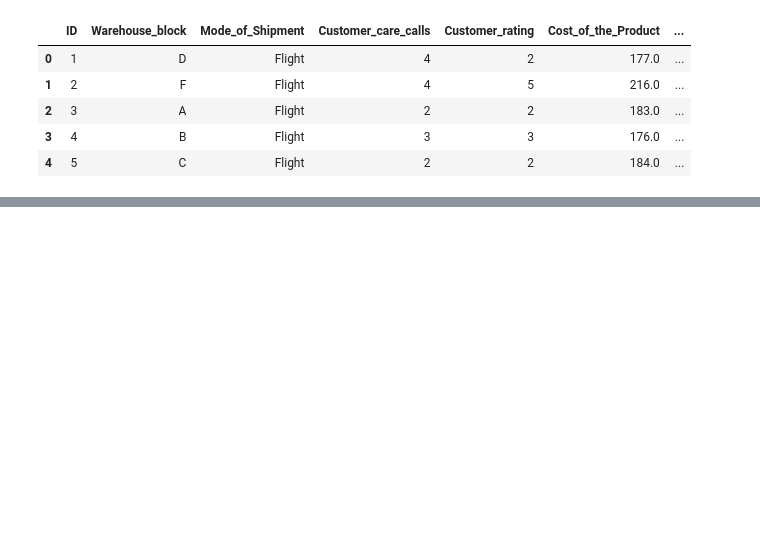
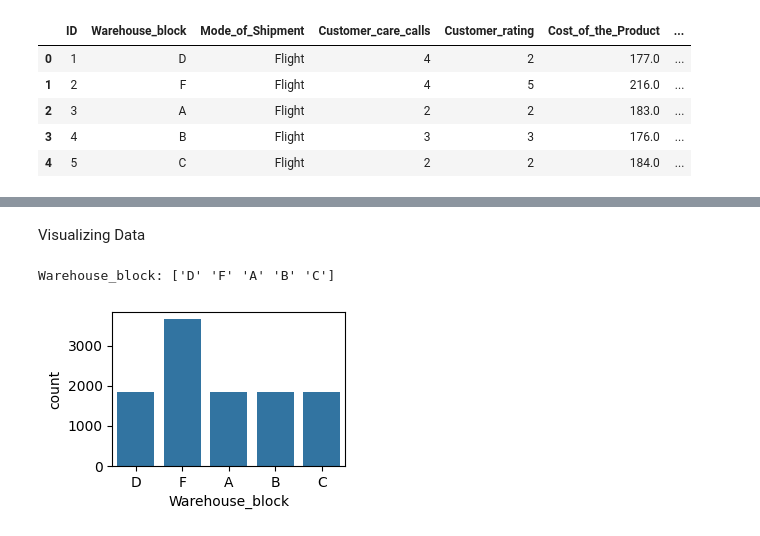
Before and after one commit to sahil-sundhan/math-for-data-science, a Jupyter notebook: Group 12/Project_1/pipeline.ipynb, the cells around one changed output, grey strips where cells are left out. Cells and saved outputs as stored; diff of their text form; code cells hidden in the pictures; blank space fills up the shorter version.

```diff
--- a/Group 12/Project_1/pipeline.ipynb
+++ b/Group 12/Project_1/pipeline.ipynb
@@ -33,0 +65,2 @@ data.describe()
+# %% [markdown]
+Visualizing Data
@@ -33,0 +70,13 @@ data.describe()
+# %%
+categorical_variables = list()
+numerical_variables = list()
+# %%
+print(f"Warehouse_block: {data.Warehouse_block.unique()}")
+fig = plt.figure(figsize=(3, 2))
+sns.countplot(data=data, x='Warehouse_block')
+plt.show()
+data.Warehouse_block.value_counts() # Categorical variable
+categorical_variables.append('Warehouse_block')
+# %% [output]
+Warehouse_block: ['D' 'F' 'A' 'B' 'C']
+[figure, added]
```
Also changed, not shown: parts of 24 cells of this notebook.
